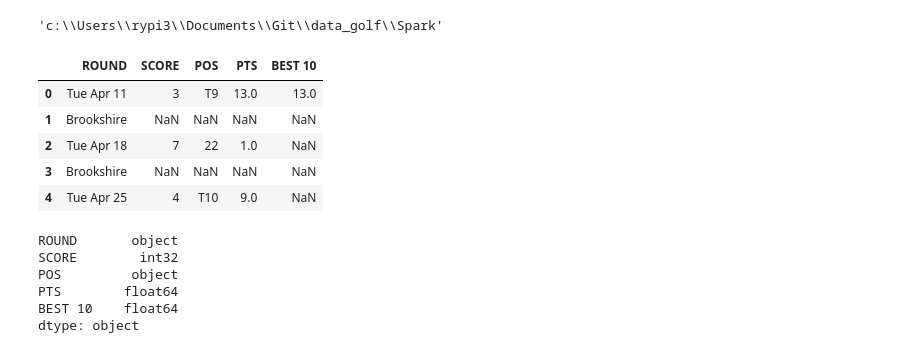
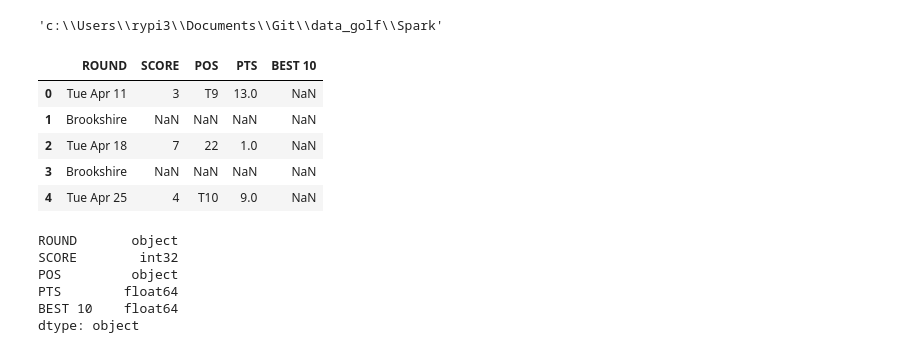
Before and after one commit to rypi314/data_golf, a Jupyter notebook: Spark/EDA.ipynb, the cells around one changed output. Cells and saved outputs as stored; diff of their text form; code cells hidden in the pictures.

```diff
--- a/Spark/EDA.ipynb
+++ b/Spark/EDA.ipynb
@@ -6,11 +6,11 @@ os.getcwd()
 # %% [output]
 'c:\\Users\\rypi3\\Documents\\Git\\data_golf\\Spark'
 # %%
-sparkrawdf = pd.read_csv('../data/GolfAnalysis - Spark.csv')
+sparkrawdf = pd.read_csv('../data/GolfAnalysis - Spark10.10.csv')
 sparkrawdf.head()
 # %% [output]
 |  | ROUND | SCORE | POS | PTS | BEST 10 |
-| 0 | Tue Apr 11 | 3 | T9 | 13.0 | 13.0 |
+| 0 | Tue Apr 11 | 3 | T9 | 13.0 | NaN |
 | 1 | Brookshire | NaN | NaN | NaN | NaN |
 | 2 | Tue Apr 18 | 7 | 22 | 1.0 | NaN |
 | 3 | Brookshire | NaN | NaN | NaN | NaN |
```
Also changed, not shown: parts of 3 cells of this notebook, 6 other files.
